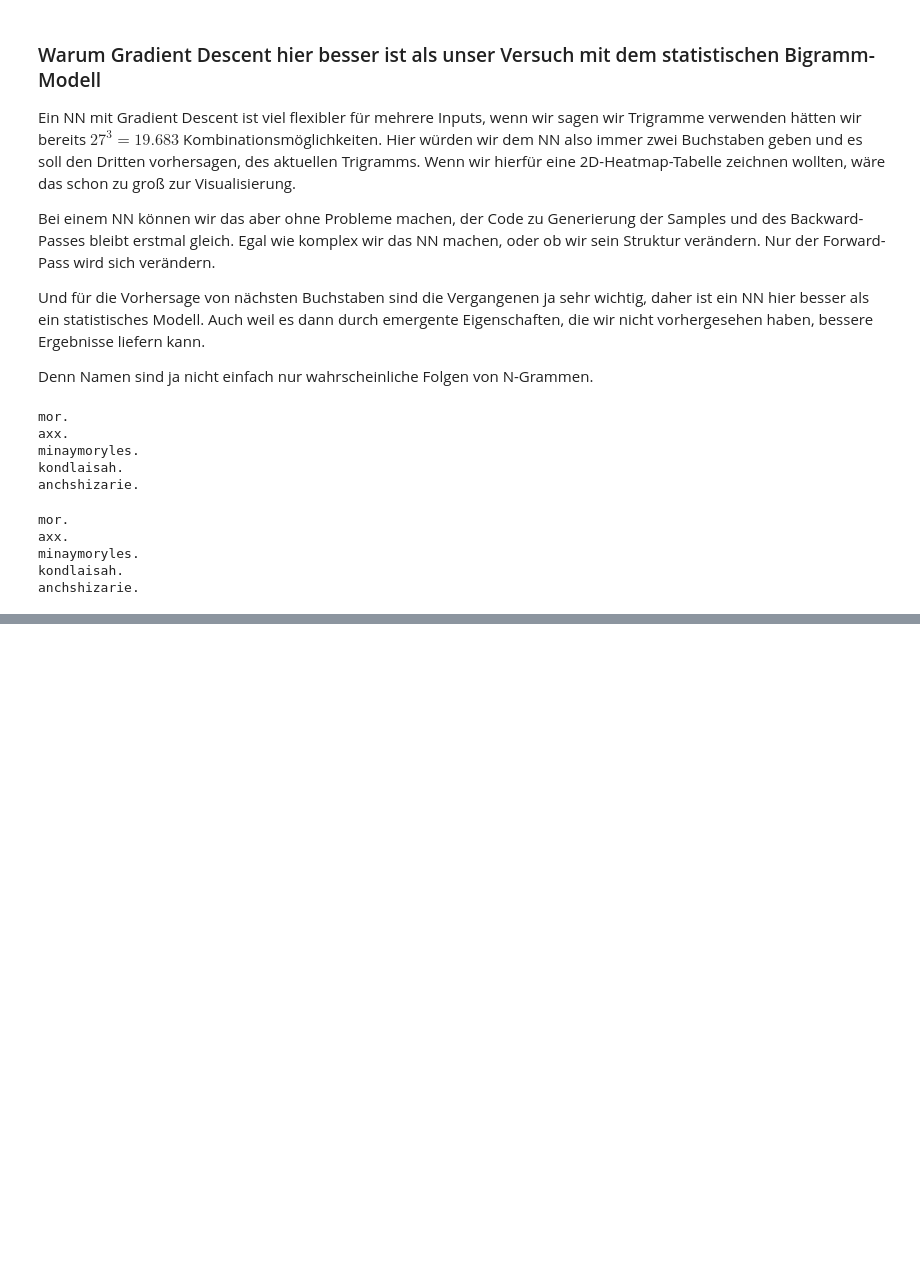
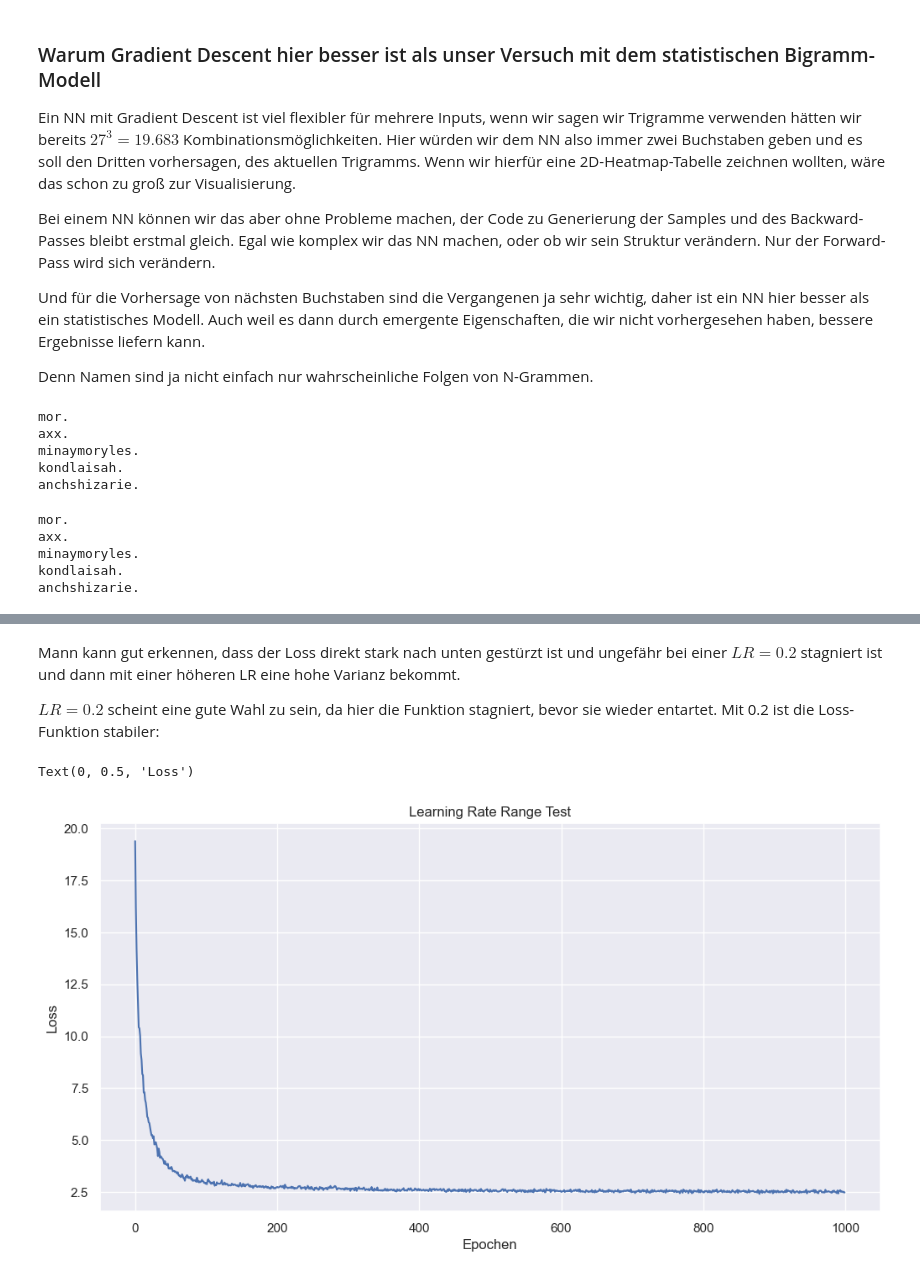
Before and after one commit to Road2Nohand/makemore, a Jupyter notebook: makemore.ipynb, the cells around one changed output, grey strips where cells are left out. Cells and saved outputs as stored; diff of their text form; code cells hidden in the pictures; blank space fills up the shorter version.

```diff
--- a/makemore.ipynb
+++ b/makemore.ipynb
@@ -1346,0 +2057,13 @@ anchshizarie.
+# %% [markdown]
+Mann kann gut erkennen, dass der Loss direkt stark nach unten gestürzt ist und ungefähr bei einer $LR=0.2$ stagniert ist und dann mit einer höheren LR eine hohe Varianz bekommt.
+
+$LR = 0.2$ scheint eine gute Wahl zu sein, da hier die Funktion stagniert, bevor sie wieder entartet. Mit 0.2 ist die Loss-Funktion stabiler:
+# %%
+plt.figure(figsize=(12, 6))
+plt.plot(range(1000), lossi)
+plt.title("Learning Rate Range Test")
+plt.xlabel("Epochen")
+plt.ylabel("Loss")
+# %% [output]
+Text(0, 0.5, 'Loss')
+[figure, added]
```
Also changed, not shown: parts of 107 cells of this notebook, 1 other file.
